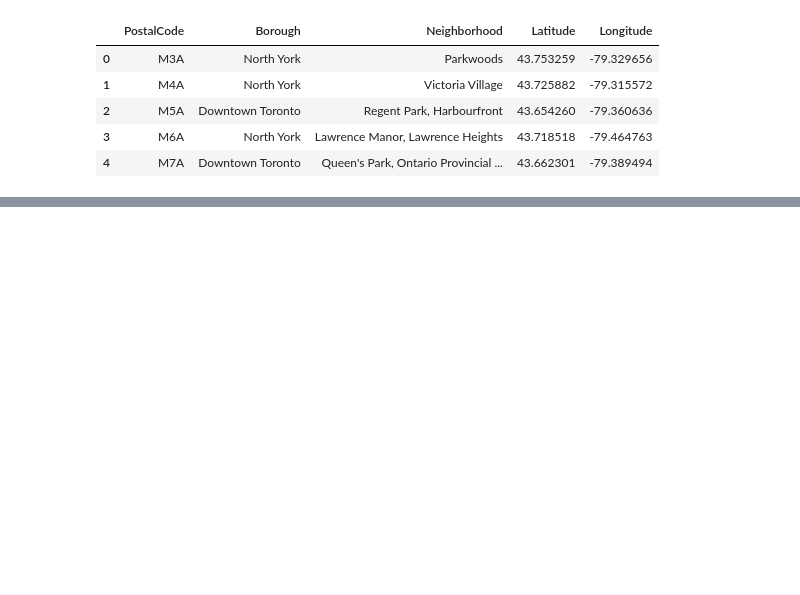
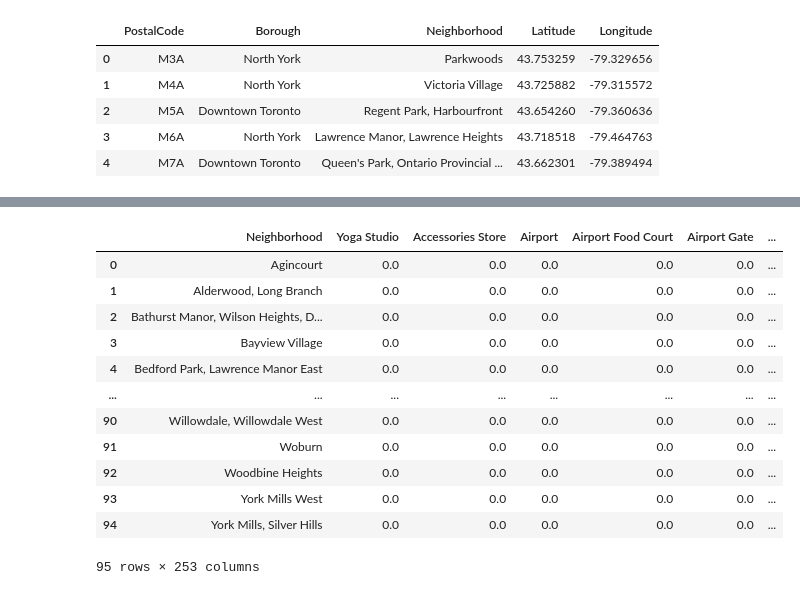
Before and after one commit to qcabel/NeighborhoodsToronto, a Jupyter notebook: Neighborhoods-Toronto-v1.1.ipynb, the cells around one changed output, grey strips where cells are left out. Cells and saved outputs as stored; diff of their text form; code cells hidden in the pictures; blank space fills up the shorter version.

```diff
--- a/Neighborhoods-Toronto-v1.1.ipynb
+++ b/Neighborhoods-Toronto-v1.1.ipynb
@@ -354 +331,23 @@ toronto_grouped
+# %%
+# corporate total number of venues for each neighborhood
+# it can be an important feature, that some neighborhoods are more popular in general in terms of venues than others
+toronto_venue_total = toronto_venues.groupby('Neighborhood').count()['Venue'].reset_index()
+toronto_venue_total.columns = ['Neighborhood','TotalVenue']
+toronto_venue_total['TotalVenue'] = toronto_venue_total['TotalVenue']/LIMIT
+toronto_grouped = toronto_grouped.join(toronto_venue_total.set_index('Neighborhood'), on='Neighborhood')
+toronto_grouped
+# %% [output]
+|  | Neighborhood | Yoga Studio | Accessories Store | Airport | Airport Food Court | Airport Gate | ... |
+| 0 | Agincourt | 0.0 | 0.0 | 0.0 | 0.0 | 0.0 | ... |
+| 1 | Alderwood, Long Branch | 0.0 | 0.0 | 0.0 | 0.0 | 0.0 | ... |
+| 2 | Bathurst Manor, Wilson Heights, D... | 0.0 | 0.0 | 0.0 | 0.0 | 0.0 | ... |
+| 3 | Bayview Village | 0.0 | 0.0 | 0.0 | 0.0 | 0.0 | ... |
+| 4 | Bedford Park, Lawrence Manor East | 0.0 | 0.0 | 0.0 | 0.0 | 0.0 | ... |
+| ... | ... | ... | ... | ... | ... | ... | ... |
+| 90 | Willowdale, Willowdale West | 0.0 | 0.0 | 0.0 | 0.0 | 0.0 | ... |
+| 91 | Woburn | 0.0 | 0.0 | 0.0 | 0.0 | 0.0 | ... |
+| 92 | Woodbine Heights | 0.0 | 0.0 | 0.0 | 0.0 | 0.0 | ... |
+| 93 | York Mills West | 0.0 | 0.0 | 0.0 | 0.0 | 0.0 | ... |
+| 94 | York Mills, Silver Hills | 0.0 | 0.0 | 0.0 | 0.0 | 0.0 | ... |
+95 rows × 253 columns
 # %%
```
Also changed, not shown: parts of 33 cells of this notebook.
